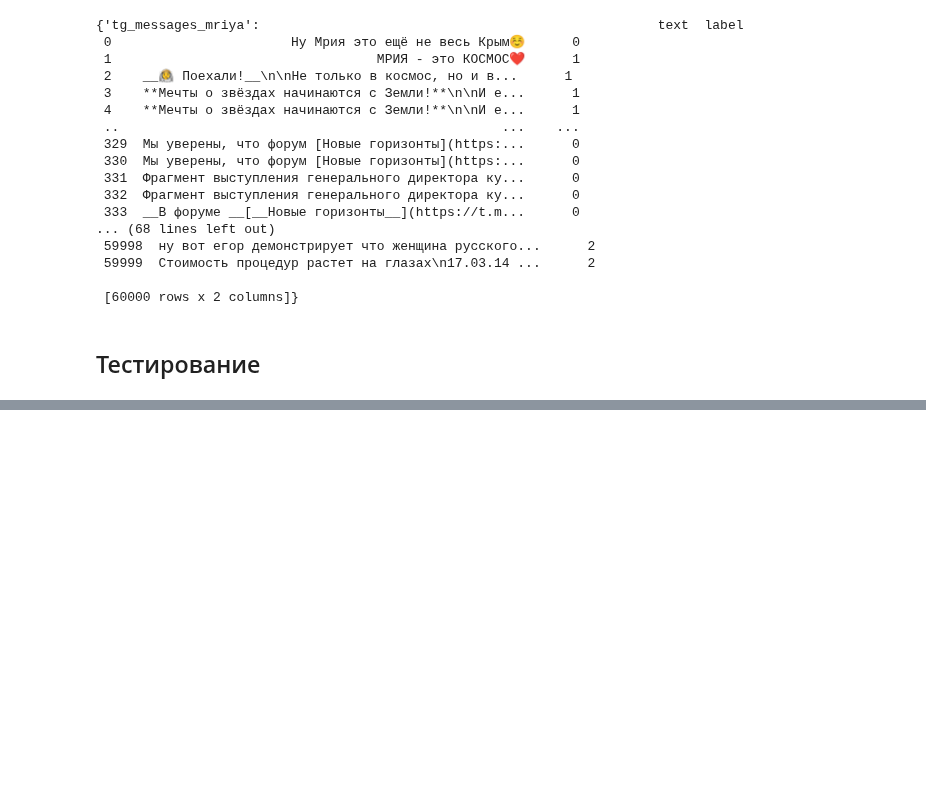
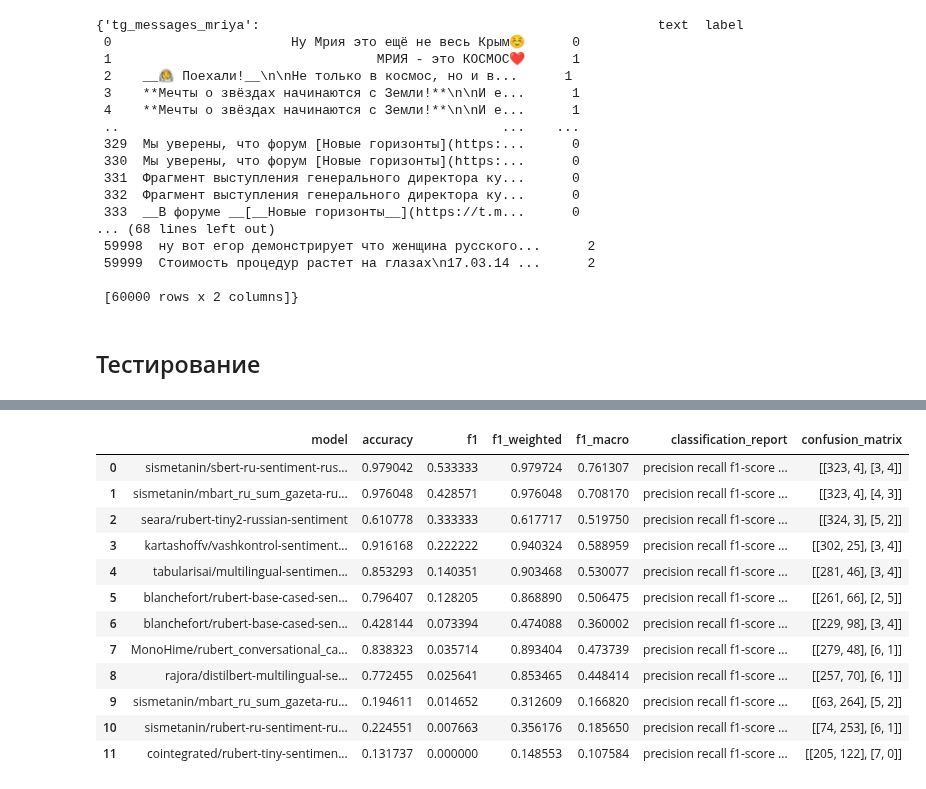
Before and after one commit to Jrol123/Social-scan, a Jupyter notebook: src/sentiment_analysis/sentiment-analysis-test.ipynb, the cells around one changed output, grey strips where cells are left out. Saved outputs shown, nothing was run; the diff lists cells and outputs as text; code cells hidden in the pictures; blank space fills up the shorter version.

```diff
--- a/src/sentiment_analysis/sentiment-analysis-test.ipynb
+++ b/src/sentiment_analysis/sentiment-analysis-test.ipynb
@@ -559,0 +457,17 @@ E0000 00:00:1745229741.883447      31 cuda_blas.cc:1418] Unable to register cuBL
+# %%
+# Лучшие модели на датасете сообщений о МРИЯ с телеграм по метрике f1
+df[df['dataset'] == 'tg_messages_mriya'].sort_values('f1', ascending=False).drop('dataset', axis=1).reset_index(drop=True)
+# %% [output]
+|  | model | accuracy | f1 | f1_weighted | f1_macro | classification_report | confusion_matrix |
+| 0 | sismetanin/sbert-ru-sentiment-rus... | 0.979042 | 0.533333 | 0.979724 | 0.761307 | precision recall f1-score ... | [[323, 4], [3, 4]] |
+| 1 | sismetanin/mbart_ru_sum_gazeta-ru... | 0.976048 | 0.428571 | 0.976048 | 0.708170 | precision recall f1-score ... | [[323, 4], [4, 3]] |
+| 2 | seara/rubert-tiny2-russian-sentiment | 0.610778 | 0.333333 | 0.617717 | 0.519750 | precision recall f1-score ... | [[324, 3], [5, 2]] |
+| 3 | kartashoffv/vashkontrol-sentiment... | 0.916168 | 0.222222 | 0.940324 | 0.588959 | precision recall f1-score ... | [[302, 25], [3, 4]] |
+| 4 | tabularisai/multilingual-sentimen... | 0.853293 | 0.140351 | 0.903468 | 0.530077 | precision recall f1-score ... | [[281, 46], [3, 4]] |
+| 5 | blanchefort/rubert-base-cased-sen... | 0.796407 | 0.128205 | 0.868890 | 0.506475 | precision recall f1-score ... | [[261, 66], [2, 5]] |
+| 6 | blanchefort/rubert-base-cased-sen... | 0.428144 | 0.073394 | 0.474088 | 0.360002 | precision recall f1-score ... | [[229, 98], [3, 4]] |
+| 7 | MonoHime/rubert_conversational_ca... | 0.838323 | 0.035714 | 0.893404 | 0.473739 | precision recall f1-score ... | [[279, 48], [6, 1]] |
+| 8 | rajora/distilbert-multilingual-se... | 0.772455 | 0.025641 | 0.853465 | 0.448414 | precision recall f1-score ... | [[257, 70], [6, 1]] |
+| 9 | sismetanin/mbart_ru_sum_gazeta-ru... | 0.194611 | 0.014652 | 0.312609 | 0.166820 | precision recall f1-score ... | [[63, 264], [5, 2]] |
+| 10 | sismetanin/rubert-ru-sentiment-ru... | 0.224551 | 0.007663 | 0.356176 | 0.185650 | precision recall f1-score ... | [[74, 253], [6, 1]] |
+| 11 | cointegrated/rubert-tiny-sentimen... | 0.131737 | 0.000000 | 0.148553 | 0.107584 | precision recall f1-score ... | [[205, 122], [7, 0]] |
```
Also changed, not shown: parts of 21 cells of this notebook.
